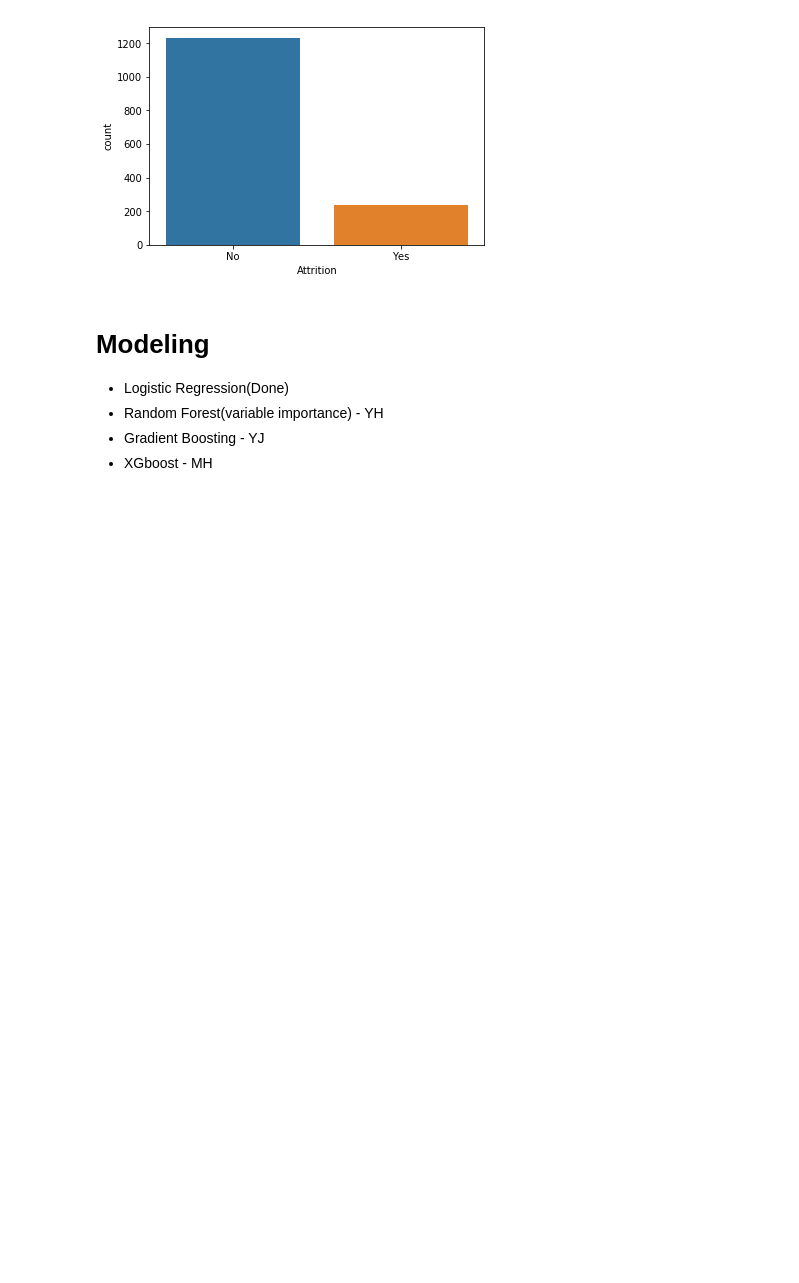
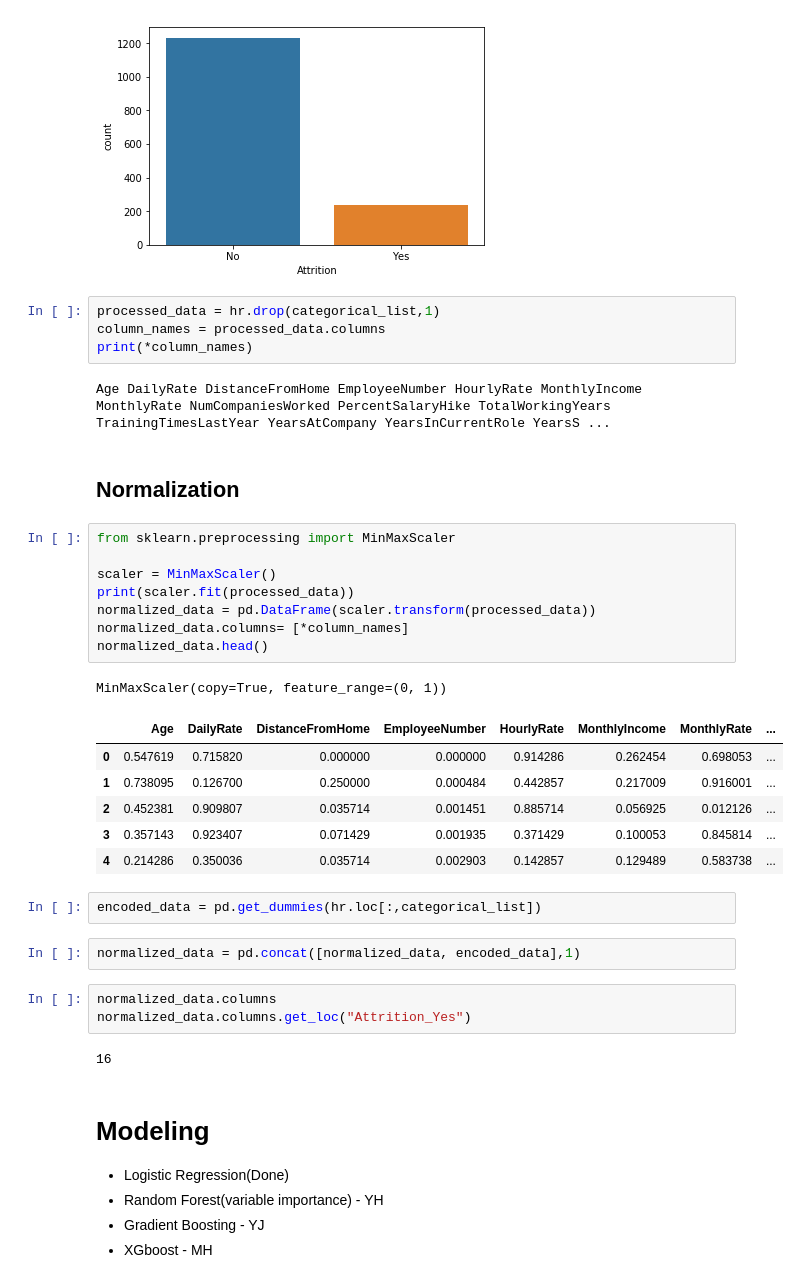
Before and after one commit to tonnykwon/naver-project, a Jupyter notebook: preprocessing_kwon.ipynb, the cells around one changed output. Cells and saved outputs as stored; diff of their text form; blank space fills up the shorter version.

Commit message:
normalization

```diff
--- a/preprocessing_kwon.ipynb
+++ b/preprocessing_kwon.ipynb
@@ -97,6 +97,39 @@ sns.countplot(x="Attrition", data=hr)
 # %% [output]
 <matplotlib.axes._subplots.AxesSubplot at 0x...>
 [figure]
+# %%
+processed_data = hr.drop(categorical_list,1)
+column_names = processed_data.columns
+print(*column_names)
+# %% [output]
+Age DailyRate DistanceFromHome EmployeeNumber HourlyRate MonthlyIncome MonthlyRate NumCompaniesWorked PercentSalaryHike TotalWorkingYears TrainingTimesLastYear YearsAtCompany YearsInCurrentRole YearsS ...
+# %% [markdown]
+## Normalization
+# %%
+from sklearn.preprocessing import MinMaxScaler
+
+scaler = MinMaxScaler()
+print(scaler.fit(processed_data))
+normalized_data = pd.DataFrame(scaler.transform(processed_data))
+normalized_data.columns= [*column_names]
+normalized_data.head()
+# %% [output]
+MinMaxScaler(copy=True, feature_range=(0, 1))
+|  | Age | DailyRate | DistanceFromHome | EmployeeNumber | HourlyRate | MonthlyIncome | MonthlyRate | ... |
+| 0 | 0.547619 | 0.715820 | 0.000000 | 0.000000 | 0.914286 | 0.262454 | 0.698053 | ... |
+| 1 | 0.738095 | 0.126700 | 0.250000 | 0.000484 | 0.442857 | 0.217009 | 0.916001 | ... |
+| 2 | 0.452381 | 0.909807 | 0.035714 | 0.001451 | 0.885714 | 0.056925 | 0.012126 | ... |
+| 3 | 0.357143 | 0.923407 | 0.071429 | 0.001935 | 0.371429 | 0.100053 | 0.845814 | ... |
+| 4 | 0.214286 | 0.350036 | 0.035714 | 0.002903 | 0.142857 | 0.129489 | 0.583738 | ... |
+# %%
+encoded_data = pd.get_dummies(hr.loc[:,categorical_list])
+# %%
+normalized_data = pd.concat([normalized_data, encoded_data],1)
+# %%
+normalized_data.columns
+normalized_data.columns.get_loc("Attrition_Yes")
+# %% [output]
+16
 # %% [markdown]
 # Modeling
 * Logistic Regression(Done)
```
Also changed, not shown: parts of 12 cells of this notebook, 3 other files.
